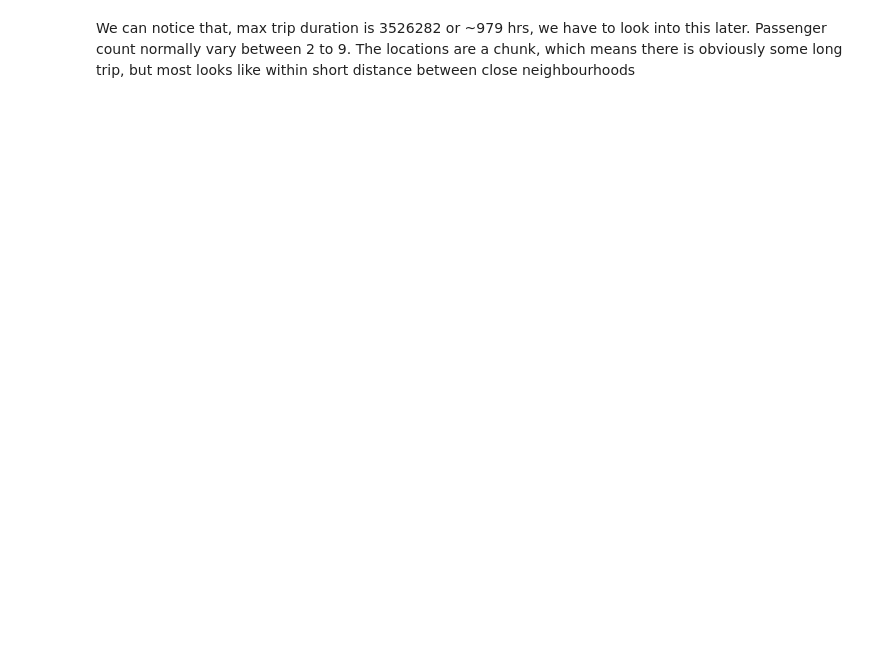
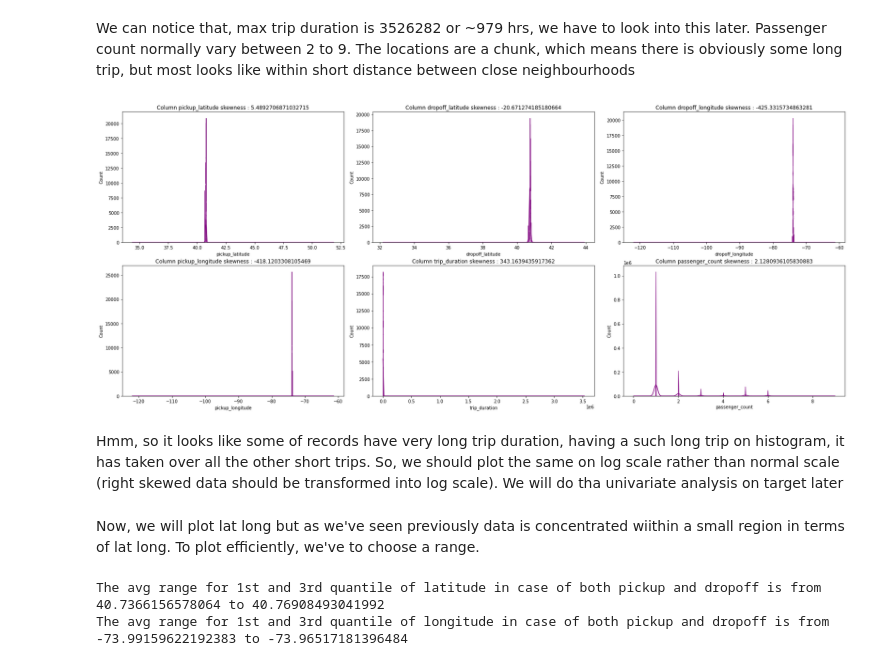
Before and after one commit to sdwaghmare1998/NYC-Taxi-Trip-Time-Prediction, a Jupyter notebook: NYC_Taxi_Trip_Time_Prediction_Capstone_Project_by_Saurabh_Waghmare.ipynb, the cells around one changed output. Cells and saved outputs as stored; diff of their text form; code cells hidden in the pictures; blank space fills up the shorter version.

```diff
--- a/NYC_Taxi_Trip_Time_Prediction_Capstone_Project_by_Saurabh_Waghmare.ipynb
+++ b/NYC_Taxi_Trip_Time_Prediction_Capstone_Project_by_Saurabh_Waghmare.ipynb
@@ -169,3 +169,31 @@ dataFrame.describe().apply(lambda x: x.apply('{0:.5f}'.format))
 | max | 2.00000 | 9.00000 | -61.33553 | 51.88108 | -61.33553 | 43.92103 | ... |
 # %% [markdown]
 We can notice that, max trip duration is 3526282 or ~979 hrs, we have to look into this later. Passenger count  normally vary between 2 to 9. The locations are a chunk, which means there is obviously some long trip, but most looks like within short distance between close neighbourhoods
+# %%
+column_after_excluding = set(dataFrame.columns) - {'vendor_id'}
+dist_column_list = dataFrame[column_after_excluding].describe().columns.tolist()
+
+fig, axes = plt.subplots(nrows=2, ncols=3, figsize=(24, 10))
+axes = axes.flatten()
+for col, ax in zip(dist_column_list, axes):
+    sns.histplot(x=col, data=dataFrame, color='purple',ax=ax, kde=True, element='poly')
+    ax.set_title(f'Column {col} skewness : {dataFrame[col].skew()}')
+
+plt.tight_layout(h_pad=0.5, w_pad=0.8)
+# %% [output]
+[figure, added]
+# %% [markdown]
+Hmm, so it looks like some of records have very long trip duration, having a such long trip on histogram, it has taken over all the other short trips. So, we should plot the same on log scale rather than normal scale (right skewed data should be transformed into log scale). We will do tha univariate analysis on target later
+# %% [markdown]
+Now, we will plot lat long but as we've seen previously data is concentrated wiithin a small region in terms of lat long. To plot efficiently, we've to choose a range.
+# %%
+print(f"The avg range for 1st and 3rd quantile of latitude in case of both pickup and dropoff is \
+from {np.mean([dataFrame['pickup_latitude'].quantile(0.25), dataFrame['dropoff_latitude'].quantile(0.25)])} \
+to {np.mean([dataFrame['pickup_latitude'].quantile(0.75), dataFrame['dropoff_latitude'].quantile(0.75)])}")
+
+print(f"The avg range for 1st and 3rd quantile of longitude in case of both pickup and dropoff is \
+from {np.mean([dataFrame['pickup_longitude'].quantile(0.25), dataFrame['dropoff_longitude'].quantile(0.25)])} \
+to {np.mean([dataFrame['pickup_longitude'].quantile(0.75), dataFrame['dropoff_longitude'].quantile(0.75)])}")
+# %% [output]
+The avg range for 1st and 3rd quantile of latitude in case of both pickup and dropoff is from 40.7366156578064 to 40.76908493041992
+The avg range for 1st and 3rd quantile of longitude in case of both pickup and dropoff is from -73.99159622192383 to -73.96517181396484
```
Also changed, not shown: parts of 12 cells of this notebook.
